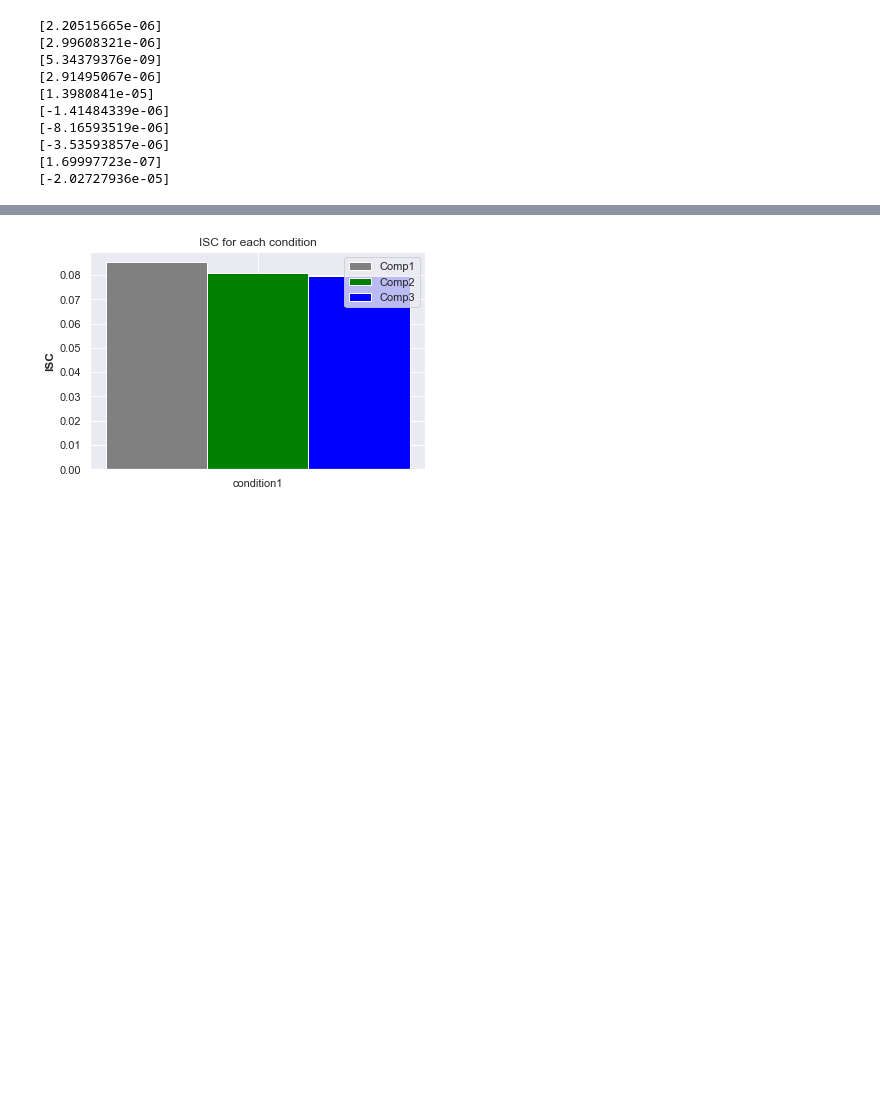
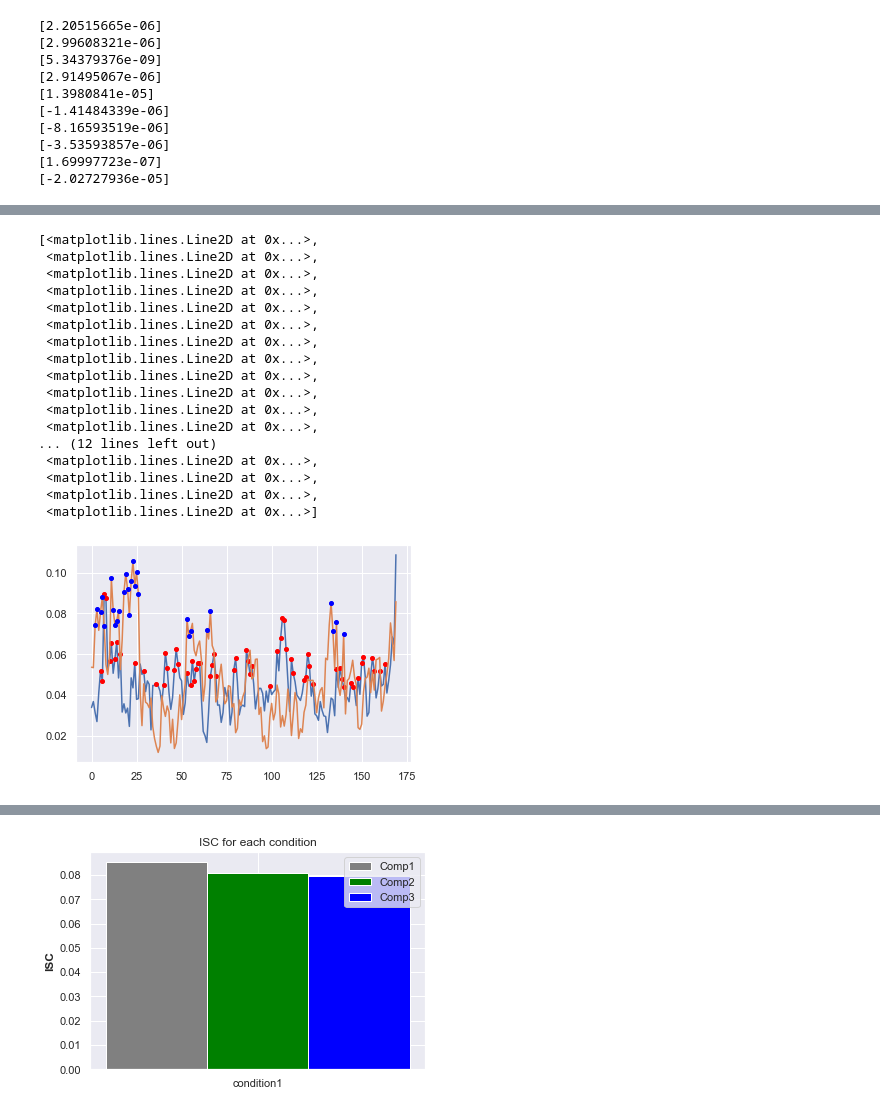
Before and after one commit to venkateshness/Internship_HBN, a Jupyter notebook: filtered_ipynbs/Big_Daddy_latest.ipynb, the cells around one changed output, grey strips where cells are left out. Drawn from its saved outputs; the diff is of its cells as text; code cells hidden in the pictures; blank space fills up the shorter version.

```diff
--- a/filtered_ipynbs/Big_Daddy_latest.ipynb
+++ b/filtered_ipynbs/Big_Daddy_latest.ipynb
@@ -761,0 +686,31 @@ plt.ylabel('ISC')
+# %%
+significance = np.array(np.where(np.max(np.array(noise_SI)[:,:4,:],axis=(0,1))<np.max(isc_results[0:4],axis=0)))
+
+plt.plot(np.max(isc_results[0:4],axis=0))
+plt.plot(significance,np.max(isc_results[0:4],axis=0)[significance],
+                    marker='o', ls="",color='red',markersize=4)
+
+plt.plot(np.max(isc_result_scalp[0:4],axis=0))
+significance_scalp = np.array(np.where(np.max(np.array(noise_scalp)[:,:4,:],axis=(0,1))<np.max(isc_result_scalp[0:4],axis=0)))
+
+plt.plot(significance_scalp,np.max(isc_result_scalp[0:4],axis=0)[significance_scalp],
+                    marker='o', ls="",color='blue',markersize=4)
+# %% [output]
+[<matplotlib.lines.Line2D at 0x...>,
+ <matplotlib.lines.Line2D at 0x...>,
+ <matplotlib.lines.Line2D at 0x...>,
+ <matplotlib.lines.Line2D at 0x...>,
+ <matplotlib.lines.Line2D at 0x...>,
+ <matplotlib.lines.Line2D at 0x...>,
+ <matplotlib.lines.Line2D at 0x...>,
+ <matplotlib.lines.Line2D at 0x...>,
+ <matplotlib.lines.Line2D at 0x...>,
+ <matplotlib.lines.Line2D at 0x...>,
+ <matplotlib.lines.Line2D at 0x...>,
+ <matplotlib.lines.Line2D at 0x...>,
+... (12 lines left out)
+ <matplotlib.lines.Line2D at 0x...>,
+ <matplotlib.lines.Line2D at 0x...>,
+ <matplotlib.lines.Line2D at 0x...>,
+ <matplotlib.lines.Line2D at 0x...>]
+[figure, added]
```
Also changed, not shown: parts of 25 cells of this notebook, 7 other files.
